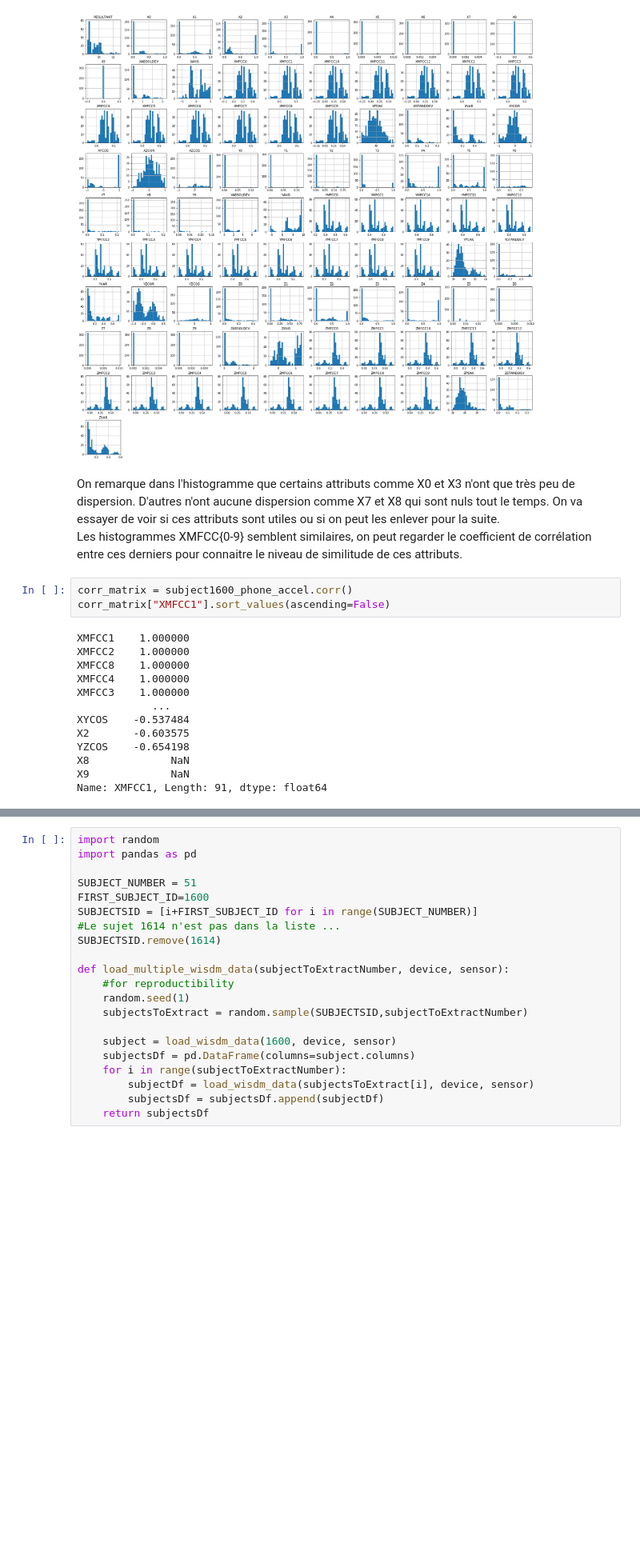
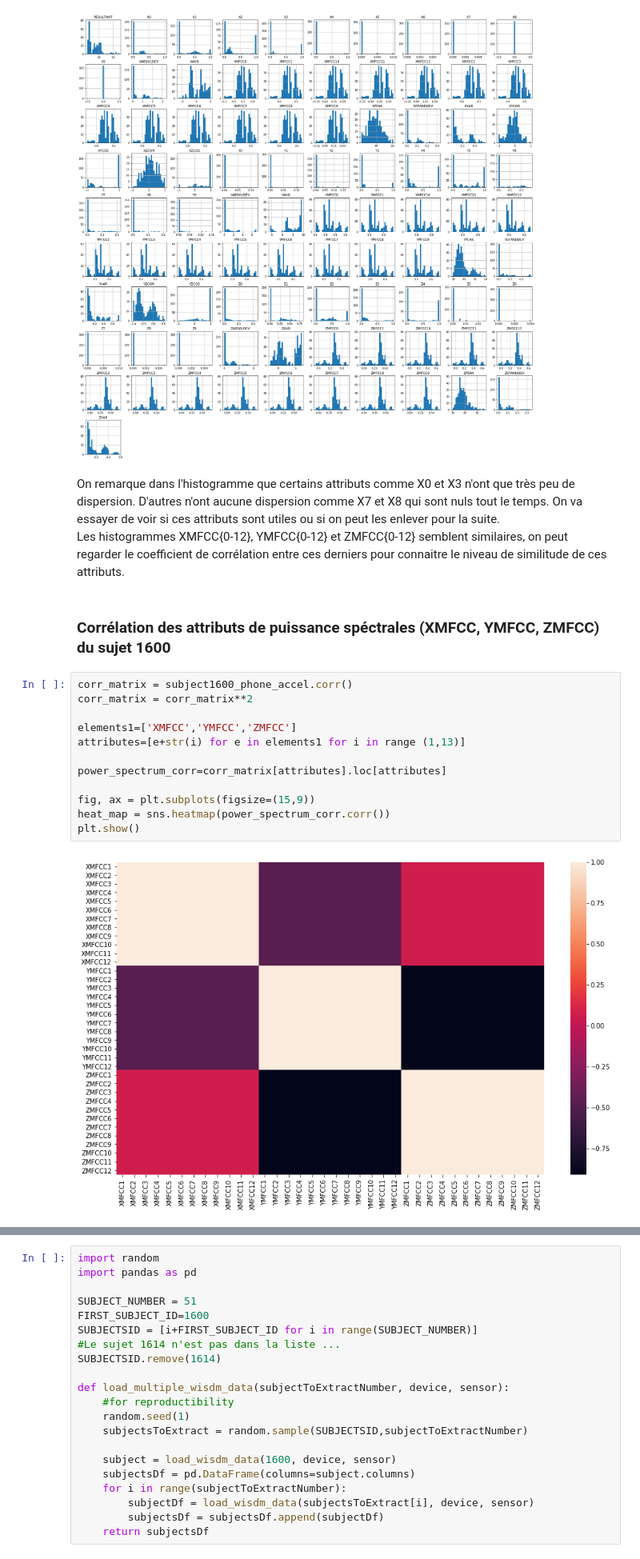
Before and after one commit to BaptisteSaintArnoult/human-activity-recognition, a Jupyter notebook: personal_model_Baptiste.ipynb, the cells around one changed output, grey strips where cells are left out. Shown at 80% size. Drawn from its saved outputs; the diff is of its cells as text; blank space fills up the shorter version.

```diff
--- a/machin-learning-using-CRIPS-DM-process.ipynb
+++ b/personal_model_Baptiste.ipynb
@@ -277,21 +340,21 @@ plt.show()
 [figure]
 # %% [markdown]
 On remarque dans l'histogramme que certains attributs comme X0 et X3 n'ont que très peu de dispersion. D'autres n'ont aucune dispersion comme X7 et X8 qui sont nuls tout le temps. On va essayer de voir si ces attributs sont utiles ou si on peut les enlever pour la suite.
-Les histogrammes XMFCC{0-9} semblent similaires, on peut regarder le coefficient de corrélation entre ces derniers pour connaitre le niveau de similitude de ces attributs.
+Les histogrammes XMFCC{0-12}, YMFCC{0-12} et ZMFCC{0-12} semblent similaires, on peut regarder le coefficient de corrélation entre ces derniers pour connaitre le niveau de similitude de ces attributs.
-# %%
-corr_matrix = subject1600_phone_accel.corr()
-corr_matrix["XMFCC1"].sort_values(ascending=False)
-# %% [output]
-XMFCC1    1.000000
-XMFCC2    1.000000
-XMFCC8    1.000000
-XMFCC4    1.000000
-XMFCC3    1.000000
-            ...
-XYCOS    -0.537484
-X2       -0.603575
-YZCOS    -0.654198
-X8             NaN
-X9             NaN
-Name: XMFCC1, Length: 91, dtype: float64
+# %% [markdown]
+### Corrélation des attributs de puissance spéctrales (XMFCC, YMFCC, ZMFCC) du sujet 1600
+# %%
+corr_matrix = subject1600_phone_accel.corr()
+corr_matrix = corr_matrix**2
+
+elements1=['XMFCC','YMFCC','ZMFCC']
+attributes=[e+str(i) for e in elements1 for i in range (1,13)]
+
+power_spectrum_corr=corr_matrix[attributes].loc[attributes]
+
+fig, ax = plt.subplots(figsize=(15,9))
+heat_map = sns.heatmap(power_spectrum_corr.corr())
+plt.show()
+# %% [output]
+[figure, added]
 # %% [markdown]
```
Also changed, not shown: parts of 30 cells of this notebook, 2 other files.
